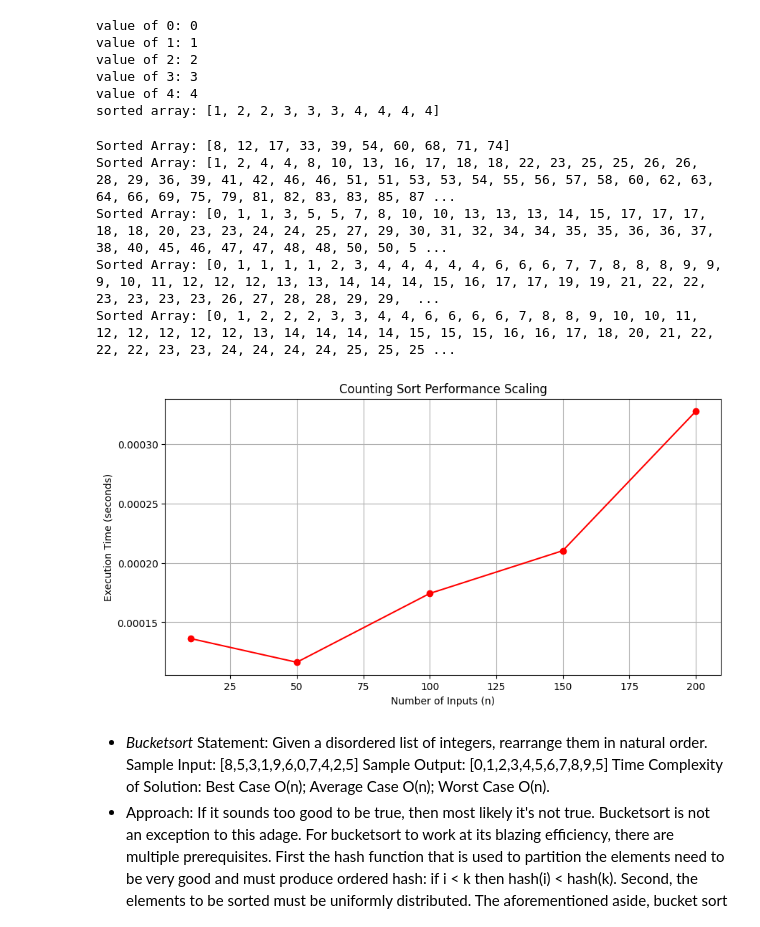
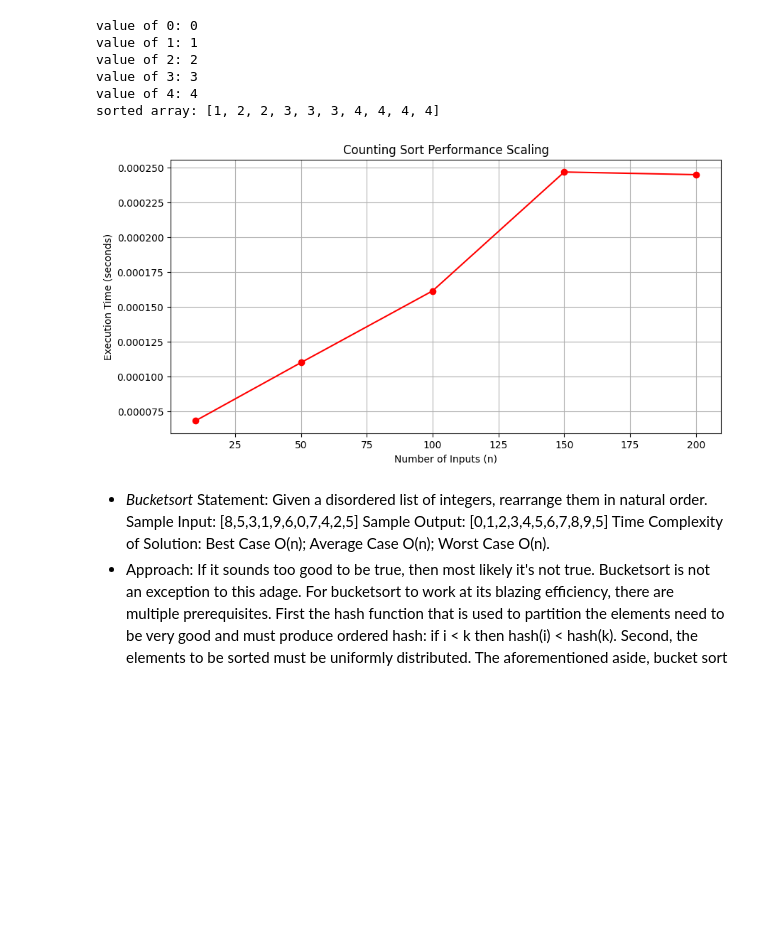
Before and after one commit to 241b155-boop/ALGO-lab, a Jupyter notebook: Lab_6.ipynb, the cells around one changed output. Cells and saved outputs as stored; diff of their text form; code cells hidden in the pictures; blank space fills up the shorter version.

```diff
--- a/Lab_6.ipynb
+++ b/Lab_6.ipynb
@@ -54,42 +54,34 @@ import time
 def counting_sort(arr):
     k = max(arr)
     a = np.zeros(k+1, dtype=int)
     for i in range(len(arr)):
         a[arr[i]] = a[arr[i]] + 1
     sorted_arr = []
     for i in range(len(a)):
         while a[i] > 0:
             sorted_arr.append(i)
             a[i] -= 1
-
-    print("Sorted Array:", sorted_arr)
-    return sorted_arr
 
 sizes = [10,50, 100, 150, 200]
 times = []
 
 for n in sizes:
     arr = np.random.randint(0, 100, size=n)
     start = time.time()
     counting_sort(arr)
     end = time.time()
     times.append(end - start)
 
 
 plt.figure(figsize=(10,5))
 plt.plot(sizes, times, marker='o', linestyle='-', color='red')
 plt.xlabel("Number of Inputs (n)")
 plt.ylabel("Execution Time (seconds)")
 plt.title("Counting Sort Performance Scaling")
 plt.grid(True)
 plt.show()
 # %% [output]
-Sorted Array: [8, 12, 17, 33, 39, 54, 60, 68, 71, 74]
-Sorted Array: [1, 2, 4, 4, 8, 10, 13, 16, 17, 18, 18, 22, 23, 25, 25, 26, 26, 28, 29, 36, 39, 41, 42, 46, 46, 51, 51, 53, 53, 54, 55, 56, 57, 58, 60, 62, 63, 64, 66, 69, 75, 79, 81, 82, 83, 83, 85, 87 ...
-Sorted Array: [0, 1, 1, 3, 5, 5, 7, 8, 10, 10, 13, 13, 13, 14, 15, 17, 17, 17, 18, 18, 20, 23, 23, 24, 24, 25, 27, 29, 30, 31, 32, 34, 34, 35, 35, 36, 36, 37, 38, 40, 45, 46, 47, 47, 48, 48, 50, 50, 5 ...
-Sorted Array: [0, 1, 1, 1, 1, 2, 3, 4, 4, 4, 4, 4, 6, 6, 6, 7, 7, 8, 8, 8, 9, 9, 9, 10, 11, 12, 12, 12, 13, 13, 14, 14, 14, 15, 16, 17, 17, 19, 19, 21, 22, 22, 23, 23, 23, 23, 26, 27, 28, 28, 29, 29,  ...
-Sorted Array: [0, 1, 2, 2, 2, 3, 3, 4, 4, 6, 6, 6, 6, 7, 8, 8, 9, 10, 10, 11, 12, 12, 12, 12, 12, 13, 14, 14, 14, 14, 15, 15, 15, 16, 16, 17, 18, 20, 21, 22, 22, 22, 23, 23, 24, 24, 24, 24, 25, 25, 25 ...
-[figure, old version]
+[figure, new version]
 # %% [markdown]
  - *Bucketsort*
 Statement:
```
